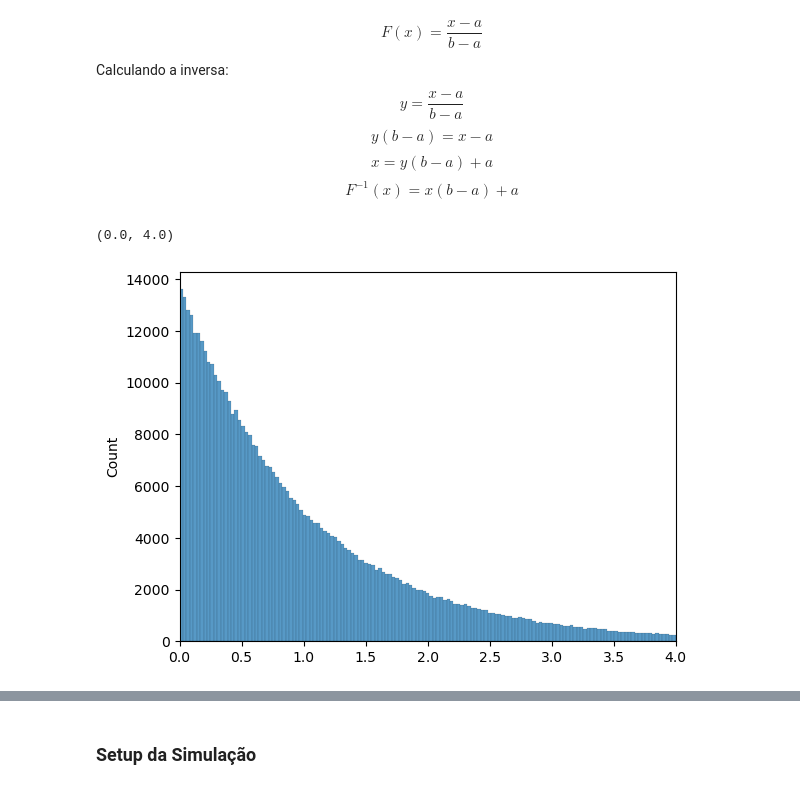
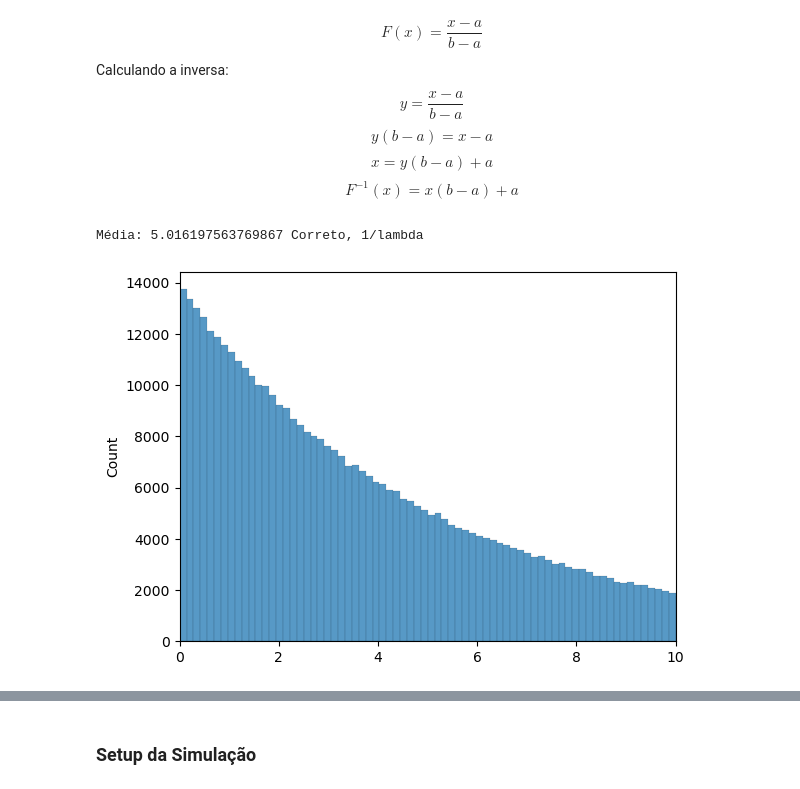
Before and after one commit to leaaaaaao/trab-simulacao-ad, a Jupyter notebook: simulacoes.ipynb, the cells around one changed output, grey strips where cells are left out. Drawn from its saved outputs; the diff is of its cells as text; code cells hidden in the pictures.

```diff
--- a/simulacoes.ipynb
+++ b/simulacoes.ipynb
@@ -140,15 +155,19 @@ class VAUniforme: # Distribuição dos tamanhos dos jobs no segundo cenário
     def amostrar(self):
         return self.inversa_cdf(np.random.rand())
 # %%
+# Testando empiricamente
+
 num_amostras = 500000
-exp = VAExponencial(1)
+exp = VAExponencial(1/5)
 lista = [exp.amostrar() for _ in range(num_amostras)]
 
 histograma = sns.histplot(lista)
-histograma.set_xlim(0, 4)
+histograma.set_xlim(0, 10)
+
+print('Média:', np.mean(lista), "Correto, 1/lambda")
 # %% [output]
-(0.0, 4.0)
+Média: 5.016197563769867 Correto, 1/lambda
-[figure, old version]
+[figure, new version]
 # %%
 unif = VAUniforme(3, 5)
 lista = [unif.amostrar() for i in range(num_amostras)]
```
Also changed, not shown: parts of 7 cells of this notebook.
